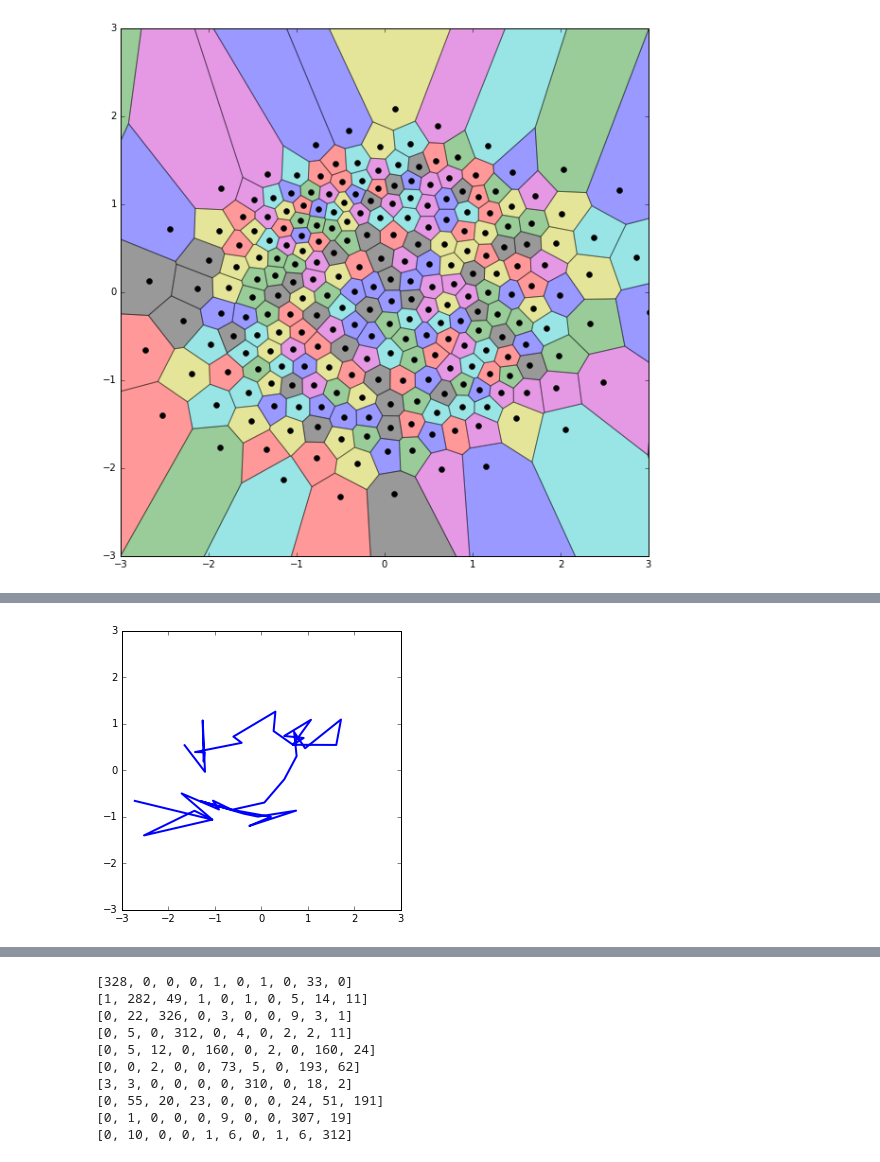
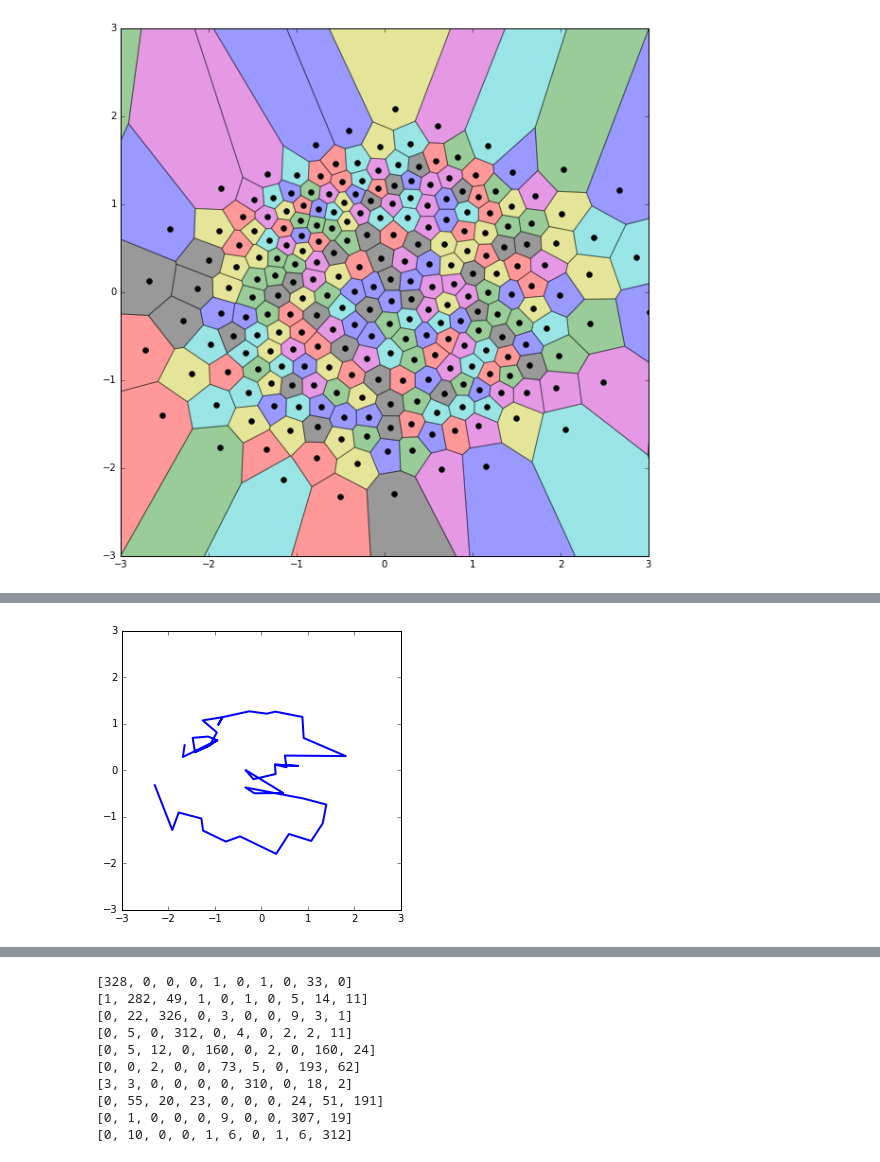
Before and after one commit to choucavalier/pendigits-hmm, a Jupyter notebook: Notebook.ipynb, the cells around one changed output, grey strips where cells are left out. Saved outputs shown, nothing was run; the diff lists cells and outputs as text; code cells hidden in the pictures.

```diff
--- a/Notebook.ipynb
+++ b/Notebook.ipynb
@@ -52,9 +51,9 @@ hidden_markov_models = training.train_hmm(train_digits, n_observation_classes, n
 samplings = sampling.get_samplings(hidden_markov_models, n_observation_classes, centroids, 100)
 # %%
 pylab.rcParams['figure.figsize'] = (5, 5);
-plotter.plot_digit(samplings[0][8], True)
+plotter.plot_digit(samplings[2][8], True)
 # %% [output]
-[figure, old version]
+[figure, new version]
 # %%
 pylab.rcParams['figure.figsize'] = (15, 6);
 plotter.plot_digit_samples_heatmap(samplings)
```
Also changed, not shown: parts of 3 cells of this notebook.
